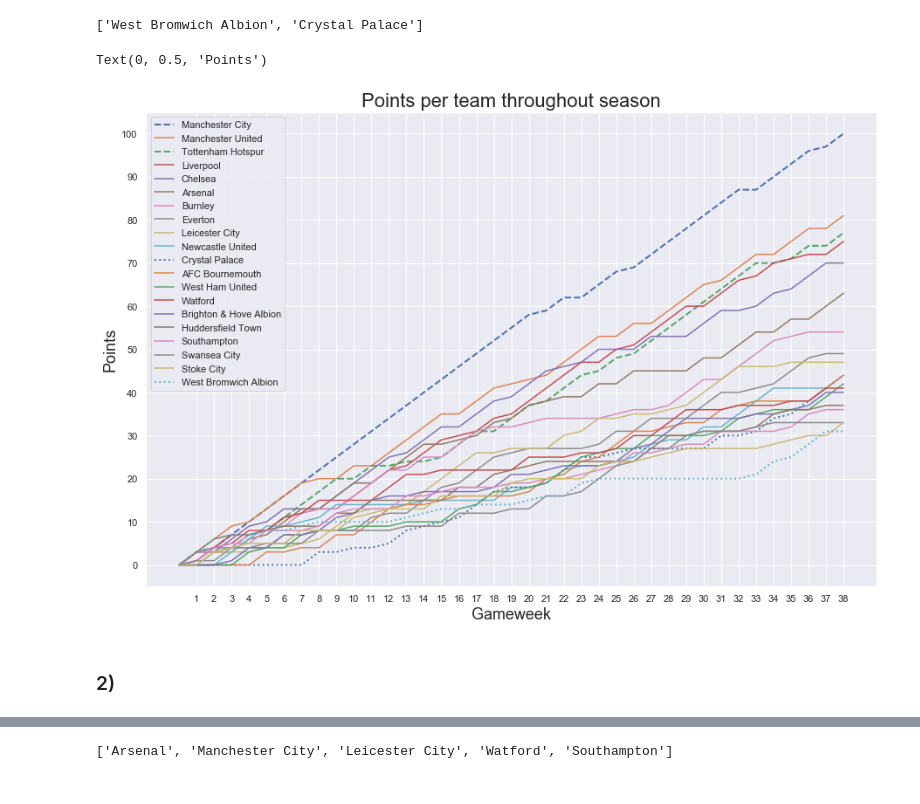
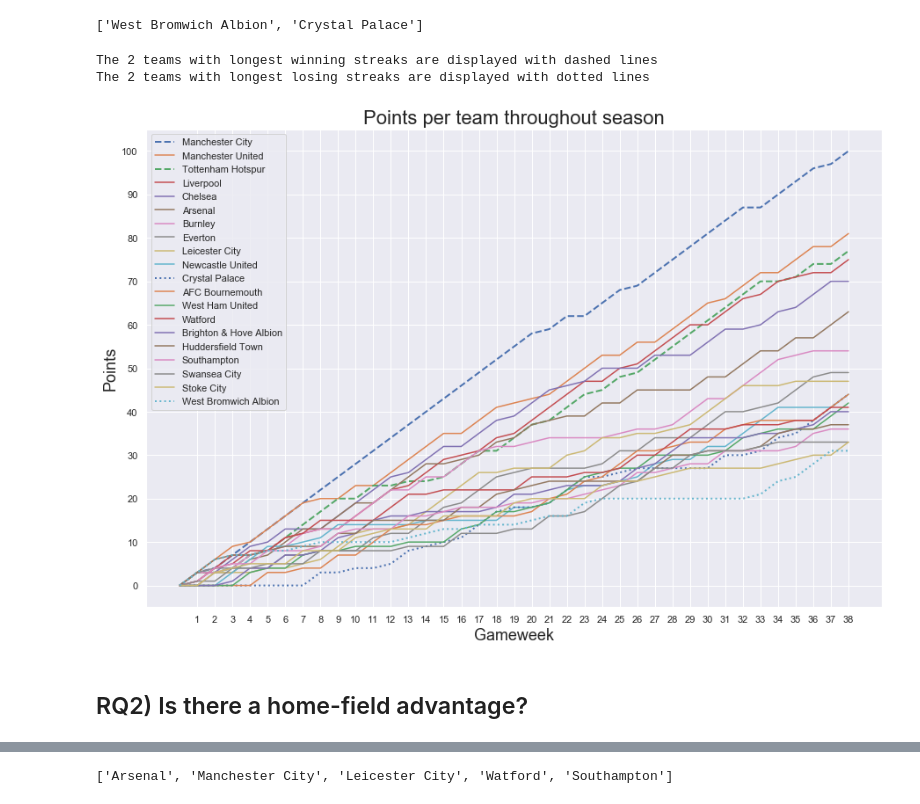
Before and after one commit to Fraquia/ADM-HW2, a Jupyter notebook: HW2.ipynb, the cells around one changed output, grey strips where cells are left out. Drawn from its saved outputs; the diff is of its cells as text; code cells hidden in the pictures.

```diff
--- a/HW2.ipynb
+++ b/HW2.ipynb
@@ -285,5 +295,5 @@ for team in PL_teams:
 # and extract the team names to have the table ranking of the league
 
 sorted_by_second = sorted(lst, key=lambda tup: tup[1])
-order1 = [i[0] for i in sorted_by_second]
-order1.reverse()
+ordered_table = [i[0] for i in sorted_by_second]
+ordered_table.reverse()
@@ -349,7 +357,7 @@ def longest_losing_streak(points):
 
 streaks = []
 
-for team in order1:
+for team in ordered_table:
     points = []
     dftest = df_1.loc[(df_1['home_team'] == team) | (df_1['away_team'] == team)].sort_values(by='gameweek')
     for index,row in dftest.iterrows():
@@ -360,6 +368,7 @@ for team in order1:
         else:
             points.append(1)
 
+
     streaks.append([team,longest_winning_streak(points),longest_losing_streak(points)])
 # %%
 streaks
@@ -411,41 +420,44 @@ highest_losing_teams
 # %% [output]
 ['West Bromwich Albion', 'Crystal Palace']
 # %%
-for team in order1:
+for team in ordered_table:
     points = [0] #we add a 0 at the beginning of the list to improve visualization
     dftest = df_1.loc[(df_1['home_team'] == team) | (df_1['away_team'] == team)].sort_values(by='gameweek')
     for index,row in dftest.iterrows():
         if (row['winner'] == team):
             points.append(3)
         elif (row['loser'] == team):
             points.append(0)
         else:
             points.append(1)
 
 
     running_points = list(cumsum(points)) #we compute a running sum of each team's points to have their points after each gameweek
 
     fig = plt.figure(1, figsize=(15, 10))
 
     if team in highest_winning_teams: #we plot differently the 2 teams with longest winning streaks
         plt.plot(running_points, label = team,linestyle='dashed',linewidth=2)
     elif team in highest_losing_teams: #we plot differently the 2 teams with longest losing streaks
         plt.plot(running_points, label = team,linestyle='dotted',linewidth=2)
     else: #if no particular streak, we plot normally
         plt.plot(running_points, label = team,linestyle='solid')
 
 
 plt.legend()
 plt.title('Points per team throughout season',size=22)
 plt.xticks(np.arange(1,39))
 plt.yticks(np.arange(0,105,step=10))
 plt.xlabel('Gameweek',size=18)
 plt.ylabel('Points',size=18)
+
+print("The 2 teams with longest winning streaks are displayed with dashed lines \nThe 2 teams with longest losing streaks are displayed with dotted lines \n")
 # %% [output]
-Text(0, 0.5, 'Points')
+The 2 teams with longest winning streaks are displayed with dashed lines
+The 2 teams with longest losing streaks are displayed with dotted lines
-[figure, old version]
+[figure, new version]
-# %% [markdown]
-### 2)
+# %% [markdown]
+## RQ2) Is there a home-field advantage?
 # %%
 #We randomly choose our 5 teams
 
```
Also changed, not shown: parts of 229 cells of this notebook.
